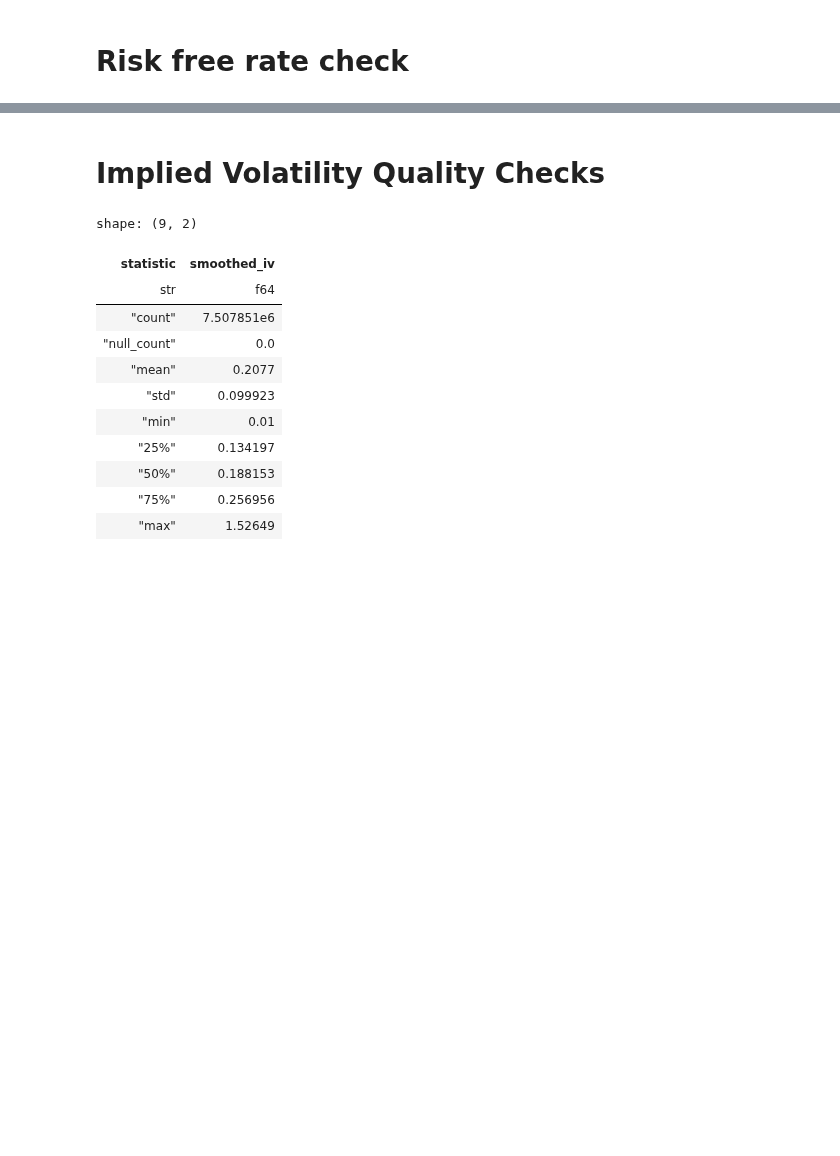
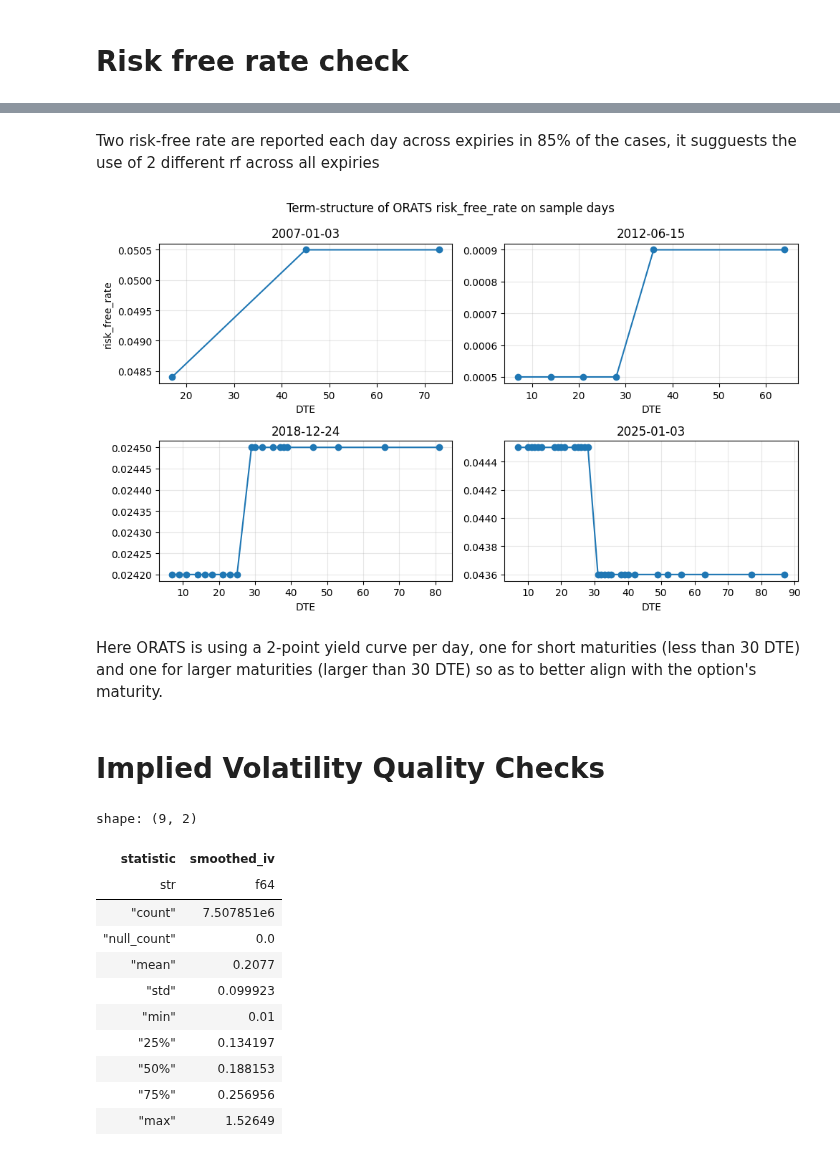
Before and after one commit to anthonymakarewicz/volatility-trading, a Jupyter notebook: notebooks/orats_spx_panel_eda_validation.ipynb, the cells around one changed output, grey strips where cells are left out. Drawn from its saved outputs; the diff is of its cells as text; code cells hidden in the pictures; blank space fills up the shorter version.

```diff
--- a/notebooks/orats_spx_panel_eda_validation.ipynb
+++ b/notebooks/orats_spx_panel_eda_validation.ipynb
@@ -784,0 +698,15 @@ shape: (4_044, 4)
+# %%
+rf_per_expiry = (
+    df
+    .group_by(["trade_date", "expiry_date"])
+    .agg(
+        pl.col("risk_free_rate").n_unique().alias("n_rf"),
+        pl.col("risk_free_rate").mean().alias("rf"),
+        pl.col("dte").first().alias("dte"),
+    )
+    .sort(["trade_date", "expiry_date"])
+)
+
+rf_weird = rf_per_expiry.filter(pl.col("n_rf") > 1)
+print('Number of mutliple risk-free rates across strikes:', rf_weird.height)
+rf_weird
@@ -785,3 +763,43 @@ shape: (4_044, 4)
+# %% [markdown]
+Two risk-free rate are reported each day across expiries in 85% of the cases, it sugguests the use of 2 different rf across all expiries
+# %%
+sample_days = [
+    date(2007, 1, 3),
+    date(2012, 6, 15),
+    date(2018, 12, 24),
+    date(2025, 1, 3),
+]
+
+nrows, ncols = 2, 2
+fig, axes = plt.subplots(nrows=nrows, ncols=ncols, figsize=(10, 6))
+axes = axes.ravel()
+
+for ax, day in zip(axes, sample_days):
+    sub_pd = (
+        rf_per_expiry
+        .filter(pl.col("trade_date") == day)
+        .select("dte", "rf")
+        .sort("dte")
+        .to_pandas()
+    )
+
+    if sub_pd.empty:
+        ax.set_axis_off()
+        continue
+
+    ax.plot(sub_pd["dte"], sub_pd["rf"], marker="o", linestyle="-", label=str(day))
+    ax.set_title(day.strftime("%Y-%m-%d"))
+    ax.set_xlabel("DTE")
+    ax.grid(alpha=0.3)
+
+axes[0].set_ylabel("risk_free_rate")
+fig.suptitle("Term-structure of ORATS risk_free_rate on sample days")
+fig.tight_layout()
+plt.show()
+# %% [output]
+[figure, added]
+# %% [markdown]
+Here ORATS is using a 2-point yield curve per day, one for short maturities (less than 30 DTE) and one for larger maturities (larger than 30 DTE) so as to better align with the option's maturity.
 # %% [markdown]
 # **Implied Volatility Quality Checks**
 # %%
```
Also changed, not shown: parts of 22 cells of this notebook, 3 other files.
